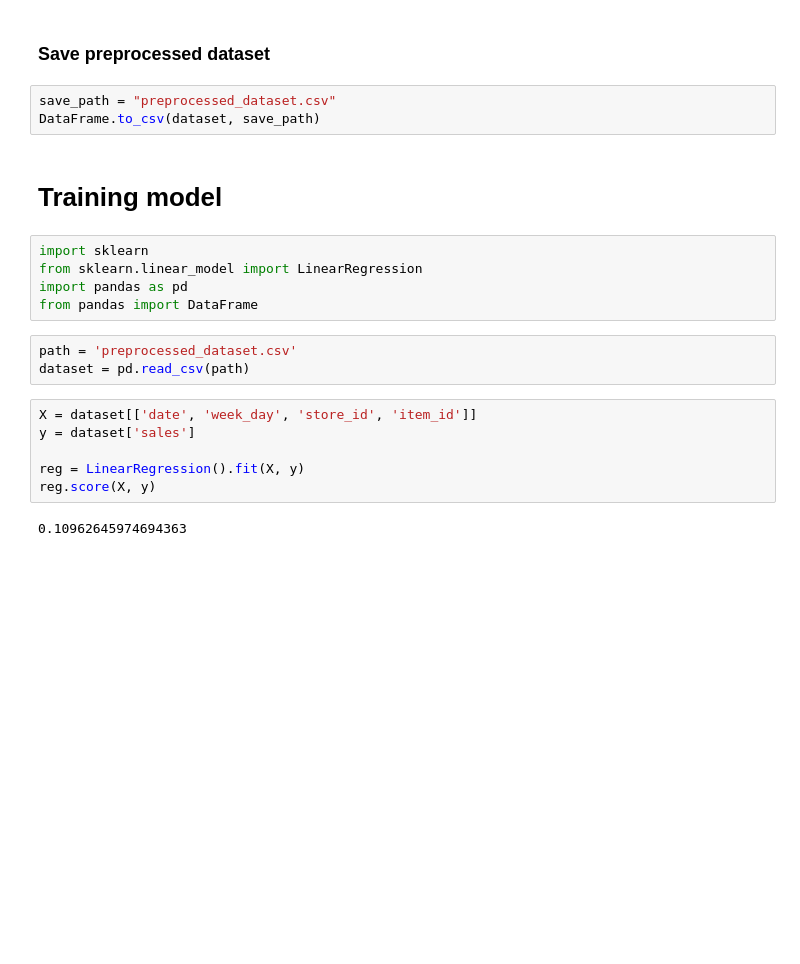
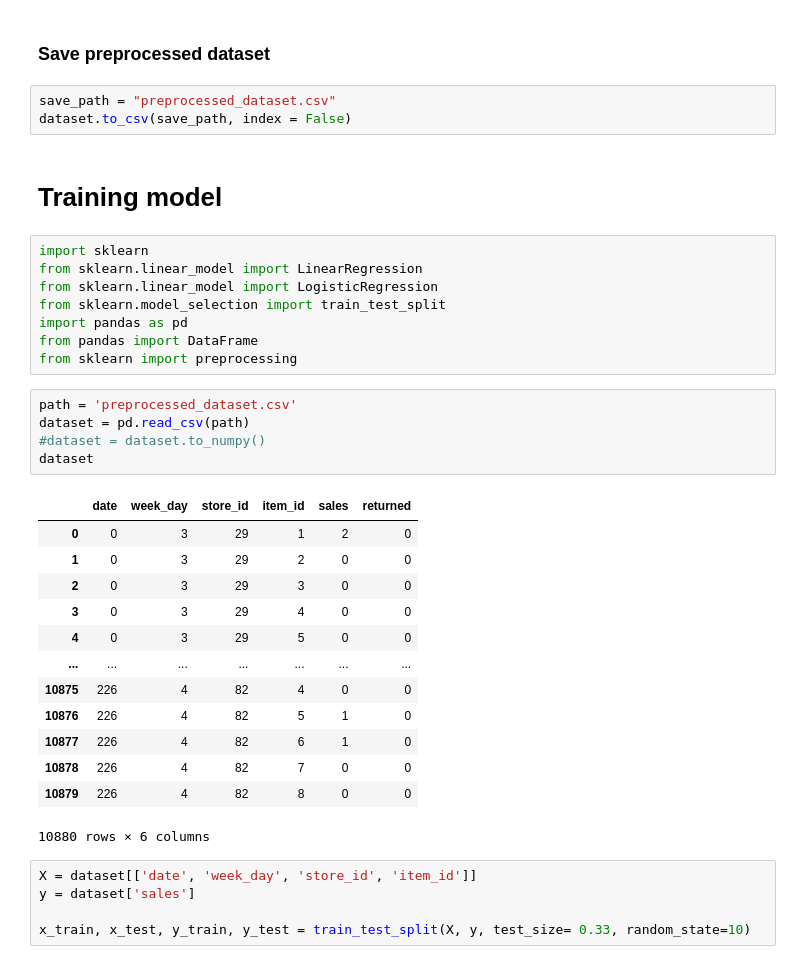
Before and after one commit to HellBlizzard0/helecious, a Jupyter notebook: Project_Helecious.ipynb, the cells around one changed output. Saved outputs shown, nothing was run; the diff lists cells and outputs as text; blank space fills up the shorter version.

Commit message:
experementation with logisticRegression

```diff
--- a/Project_Helecious.ipynb
+++ b/Project_Helecious.ipynb
@@ -84,22 +91,38 @@ dataset.head()
 ### Save preprocessed dataset
 # %%
 save_path = "preprocessed_dataset.csv"
-DataFrame.to_csv(dataset, save_path)
+dataset.to_csv(save_path, index = False)
 # %% [markdown]
 # Training model
 # %%
 import sklearn
 from sklearn.linear_model import LinearRegression
+from sklearn.linear_model import LogisticRegression
+from sklearn.model_selection import train_test_split
 import pandas as pd
 from pandas import DataFrame
+from sklearn import preprocessing
 # %%
 path = 'preprocessed_dataset.csv'
 dataset = pd.read_csv(path)
+#dataset = dataset.to_numpy()
+dataset
+# %% [output]
+|  | date | week_day | store_id | item_id | sales | returned |
+| 0 | 0 | 3 | 29 | 1 | 2 | 0 |
+| 1 | 0 | 3 | 29 | 2 | 0 | 0 |
+| 2 | 0 | 3 | 29 | 3 | 0 | 0 |
+| 3 | 0 | 3 | 29 | 4 | 0 | 0 |
+| 4 | 0 | 3 | 29 | 5 | 0 | 0 |
+| ... | ... | ... | ... | ... | ... | ... |
+| 10875 | 226 | 4 | 82 | 4 | 0 | 0 |
+| 10876 | 226 | 4 | 82 | 5 | 1 | 0 |
+| 10877 | 226 | 4 | 82 | 6 | 1 | 0 |
+| 10878 | 226 | 4 | 82 | 7 | 0 | 0 |
+| 10879 | 226 | 4 | 82 | 8 | 0 | 0 |
+10880 rows × 6 columns
 # %%
 X = dataset[['date', 'week_day', 'store_id', 'item_id']]
 y = dataset['sales']
 
-reg = LinearRegression().fit(X, y)
-reg.score(X, y)
+x_train, x_test, y_train, y_test = train_test_split(X, y, test_size= 0.33, random_state=10)
-# %% [output]
-0.10962645974694363
```
Also changed, not shown: parts of 7 cells of this notebook.
